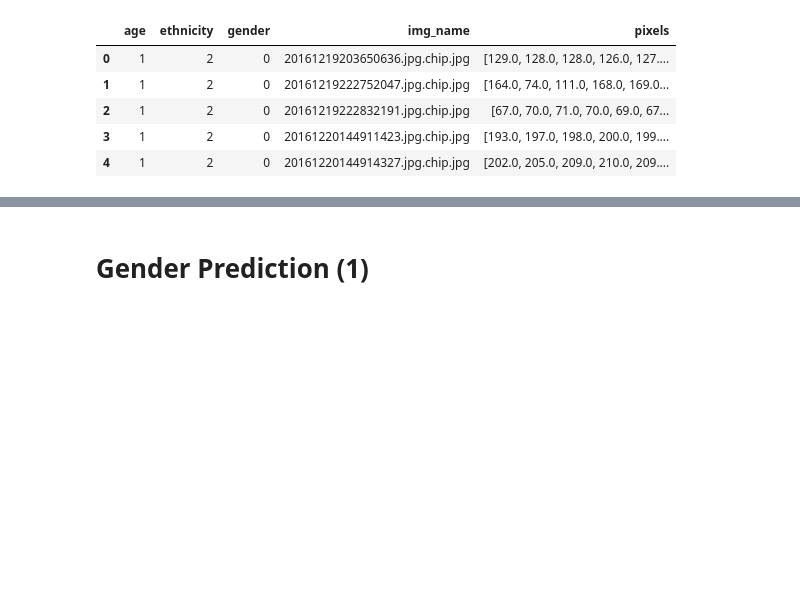
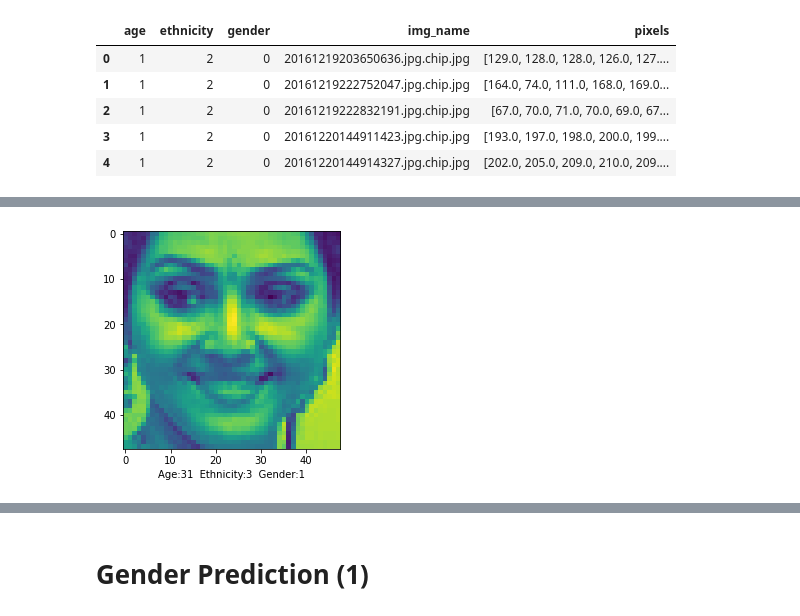
Before and after one commit to Real-VeerSandhu/Ethnicity-Age-Prediction, a Jupyter notebook: main_notebook.ipynb, the cells around one changed output, grey strips where cells are left out. Cells and saved outputs as stored; diff of their text form; code cells hidden in the pictures; blank space fills up the shorter version.

```diff
--- a/main_notebook.ipynb
+++ b/main_notebook.ipynb
@@ -98,0 +119,4 @@ show_sample_img(9000)
+# %%
+show_sample_img(11768) # 31, South Asian, Female
+# %% [output]
+[figure, added]
```
Also changed, not shown: parts of 18 cells of this notebook, 1 other file.
